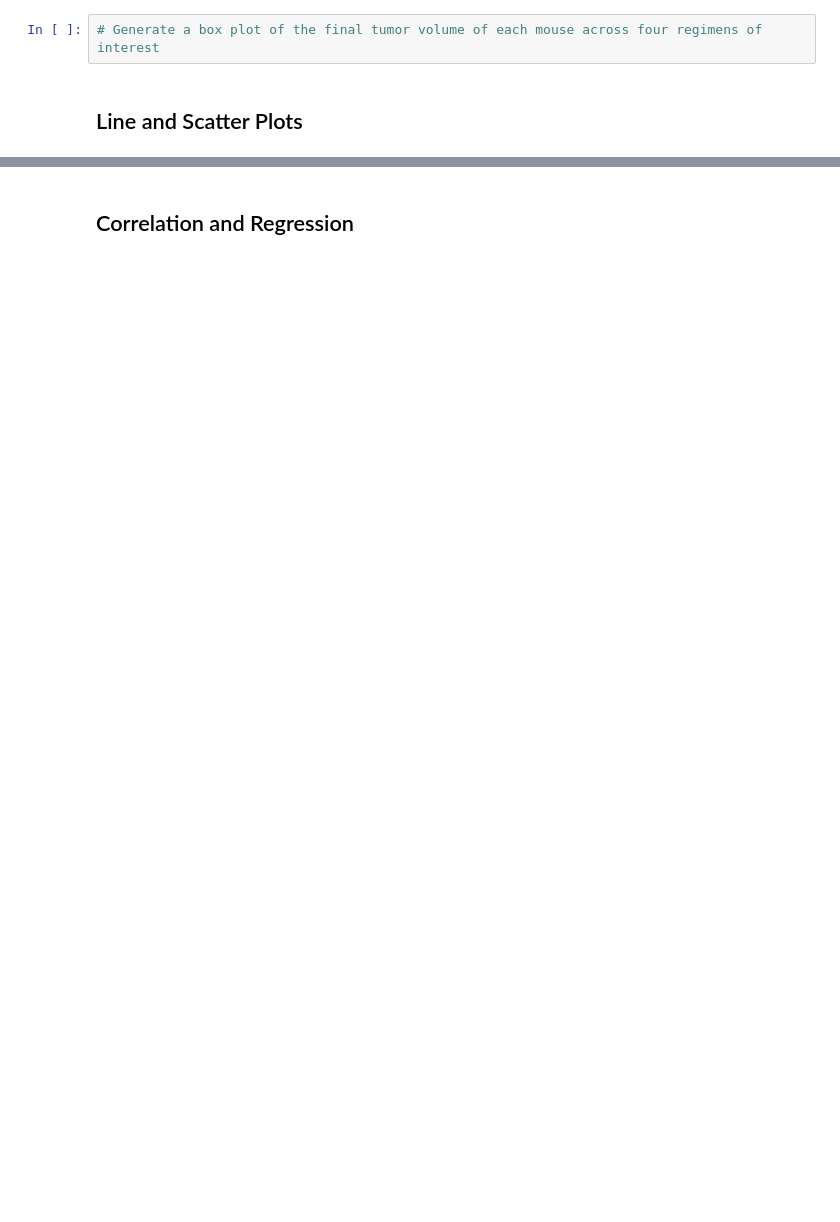
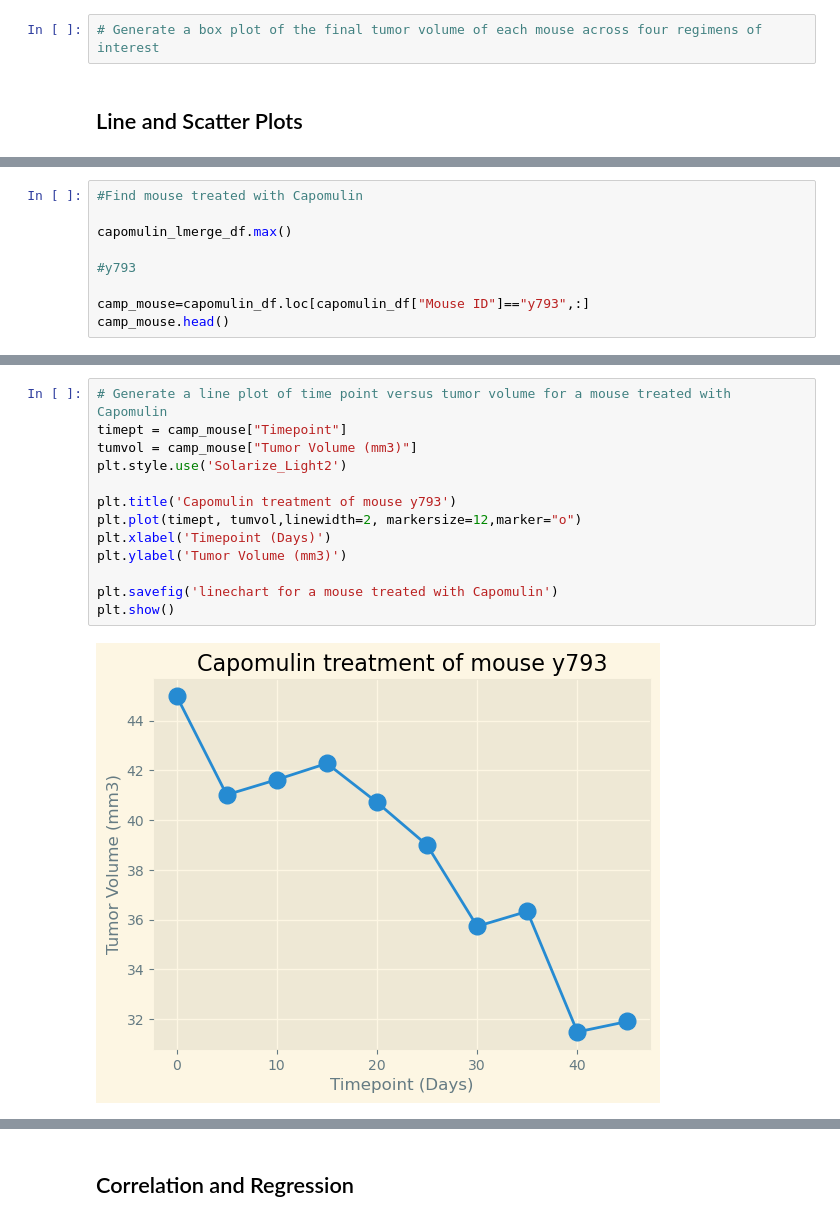
Before and after one commit to pooja0716/matplotlib-challenge, a Jupyter notebook: Instructions/Pymaceuticals/pymaceuticals_starter.ipynb, the cells around one changed output, grey strips where cells are left out. Saved outputs shown, nothing was run; the diff lists cells and outputs as text; blank space fills up the shorter version.

```diff
--- a/Instructions/Pymaceuticals/pymaceuticals_starter.ipynb
+++ b/Instructions/Pymaceuticals/pymaceuticals_starter.ipynb
@@ -326,0 +444,9 @@ Ramicane_lmerge_df.head()
+# %%
+#Find mouse treated with Capomulin
+
+capomulin_lmerge_df.max()
+
+#y793
+
+camp_mouse=capomulin_df.loc[capomulin_df["Mouse ID"]=="y793",:]
+camp_mouse.head()
@@ -326,0 +460,15 @@ Ramicane_lmerge_df.head()
+# %%
+# Generate a line plot of time point versus tumor volume for a mouse treated with Capomulin
+timept = camp_mouse["Timepoint"]
+tumvol = camp_mouse["Tumor Volume (mm3)"]
+plt.style.use('Solarize_Light2')
+
+plt.title('Capomulin treatment of mouse y793')
+plt.plot(timept, tumvol,linewidth=2, markersize=12,marker="o")
+plt.xlabel('Timepoint (Days)')
+plt.ylabel('Tumor Volume (mm3)')
+
+plt.savefig('linechart for a mouse treated with Capomulin')
+plt.show()
+# %% [output]
+[figure, added]
```
Also changed, not shown: parts of 14 cells of this notebook, 4 other files.
